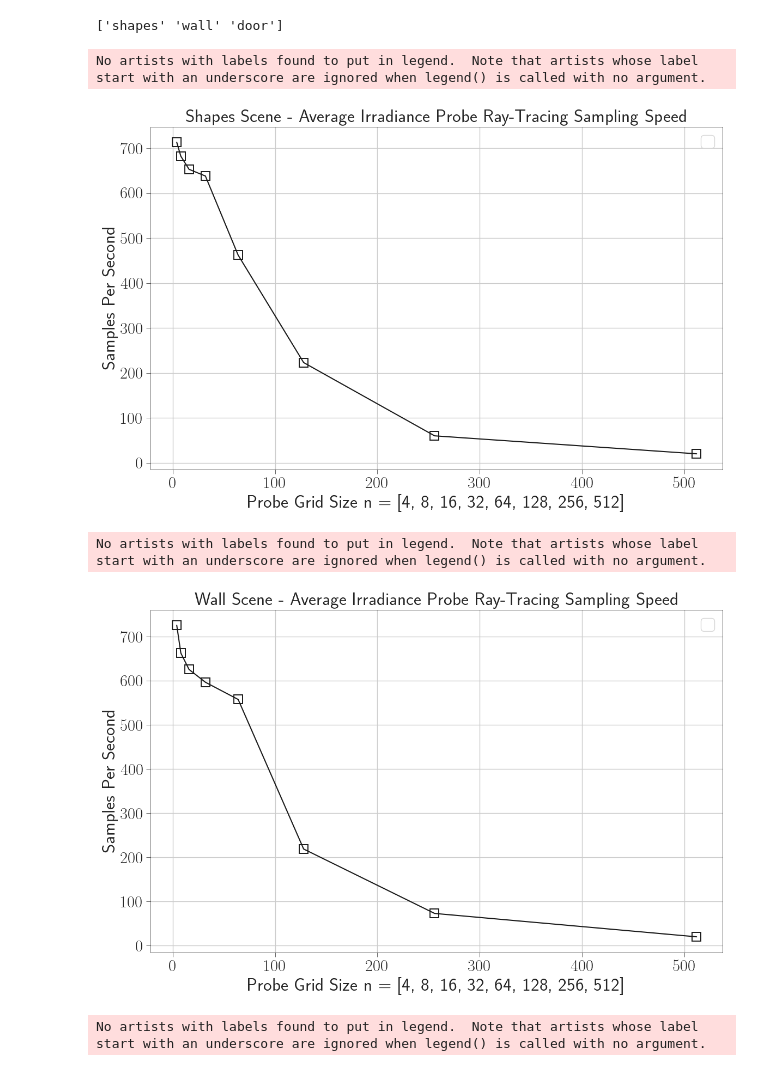
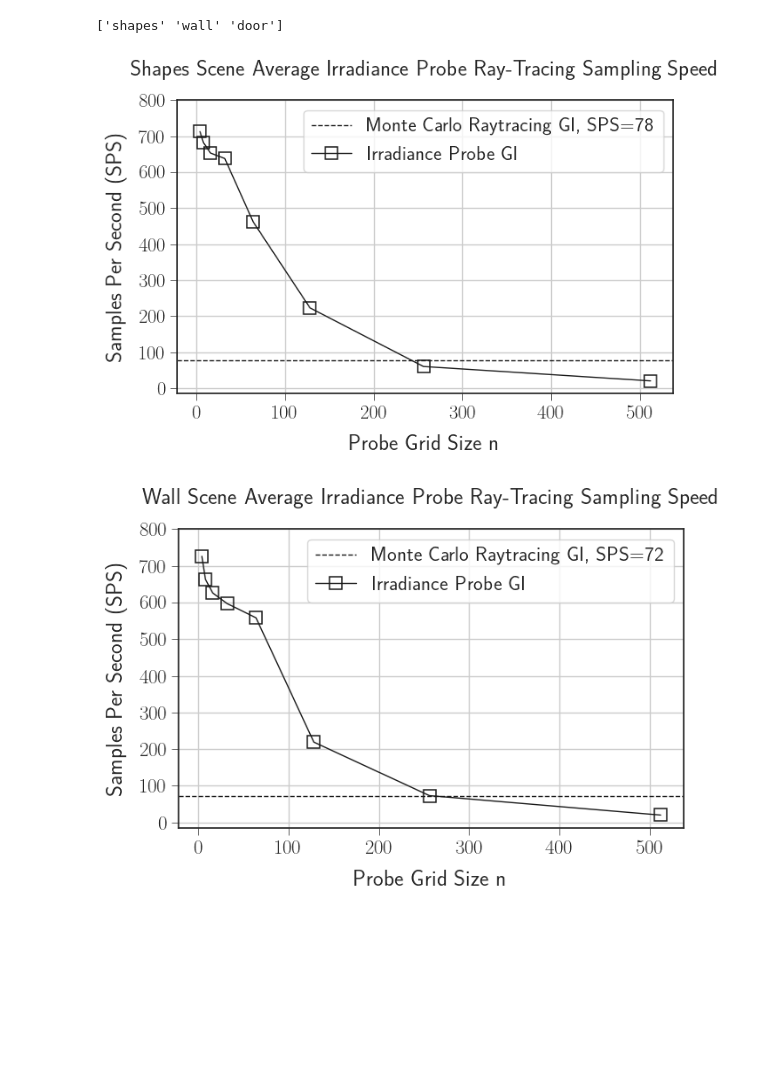
Before and after one commit to AustinMaddison/2D-GI, a Jupyter notebook: notebook/benchmarks.ipynb, the cells around one changed output. Saved outputs shown, nothing was run; the diff lists cells and outputs as text; code cells hidden in the pictures; blank space fills up the shorter version.

```diff
--- a/notebook/benchmarks.ipynb
+++ b/notebook/benchmarks.ipynb
@@ -6,10 +6,10 @@ from matplotlib import cm
 import seaborn as sns
 import pandas as pd
 
-sns.set_theme(style='ticks', font_scale=2.0, rc={'text.usetex': True})
+sns.set_theme(style='ticks', font_scale=1.5, rc={'text.usetex': True})
 
 plt.rcParams['text.usetex'] = True
-plt.rcParams['font.size'] = 20
+plt.rcParams['font.size'] = 16
 plt.rcParams['text.latex.preamble'] = r'\usepackage{lmodern}'
 # %%
 data = pd.read_csv('data.csv', header=None)
@@ -42,46 +42,47 @@ print(unique_scenes)
 # %%
 for scene in unique_scenes:
 
     rt = data[(data['scene'] == scene) & (data['probe_n'] == '0')]['sps'].astype(int).values[0]
     probe_n = data[(data['scene'] == scene) & (data['probe_n'] != '0')]['probe_n'].astype(int)
     sps = data[(data['scene'] == scene) & (data['probe_n'] != '0')]['sps'].astype(int)
 
-    fig, ax = plt.subplots(figsize=(12, 8))
+    fig, ax = plt.subplots(figsize=(7, 5))
+    ax.axhline(y=rt, color='k', linestyle='--', linewidth=1, label=f'Monte Carlo Raytracing GI, SPS={rt}')
 
     sns.lineplot(
         x=probe_n,
         y=sps,
-        marker='s',  # Circle marker
+        marker='s',  # Square marker
         markerfacecolor='none',
         markeredgecolor='k',
-        markeredgewidth=1.4,
-        markersize=12,
+        markeredgewidth=1.1,
+        markersize=10,
         color='k',
-        linewidth=1.5,
-        ax=ax
+        linewidth=1,
+        ax=ax,
+        label='Irradiance Probe GI'
     )
-
-    ax.set_title(f"{scene.capitalize()} Scene - Average Irradiance Probe Ray-Tracing Sampling Speed")
-    ax.set_xlabel('Probe Grid Size n = [4, 8, 16, 32, 64, 128, 256, 512]')
-    ax.set_ylabel('Samples Per Second')
-
+    ax.set_title(f"{scene.capitalize()} Scene Average Irradiance Probe Ray-Tracing Sampling Speed", pad=20)
+    ax.set_xlabel('Probe Grid Size n', labelpad=10)
+    ax.set_ylabel('Samples Per Second (SPS)', labelpad=10)
     # ax.set_xticks(probe_n)  # Set x-axis ticks to match probe_n values
     # ax.set_xticklabels(probe_n)  # Use probe_n values as tick labels
 
     ax.grid(True)
     ax.legend()
     ax.tick_params(width=0.5)
-    ax.spines['top'].set_linewidth(0.5)
-    ax.spines['right'].set_linewidth(0.5)
-    ax.spines['left'].set_linewidth(0.5)
-    ax.spines['bottom'].set_linewidth(0.5)
+    # ax.spines['top'].set_linewidth(0.5)
+    # ax.spines['right'].set_linewidth(0.5)
+    # ax.spines['left'].set_linewidth(0.5)
+    # ax.spines['bottom'].set_linewidth(0.5)
+
+    ax.set_yticks(range(0, max(sps) + 100, 100))
 
     plt.tight_layout()
-    plt.savefig('plot/' +ax.get_title() + '.pdf', bbox_inches='tight')
+    # Format the file name to have no capitals, spaces, or special symbols
+    formatted_title = ax.get_title().lower().replace(' ', '_').replace('-', '_').replace(':', '').replace(',', '').replace('.', '')
+    plt.savefig(f'plot/{formatted_title}.pdf', transparent=True)
     plt.show()
 # %% [output]
-No artists with labels found to put in legend.  Note that artists whose label start with an underscore are ignored when legend() is called with no argument.
-[figure, old version]
+[figure, new version]
-No artists with labels found to put in legend.  Note that artists whose label start with an underscore are ignored when legend() is called with no argument.
-[figure, old version]
+[figure, new version]
-No artists with labels found to put in legend.  Note that artists whose label start with an underscore are ignored when legend() is called with no argument.
```
Also changed, not shown: parts of 1 cell of this notebook, 43 other files.
